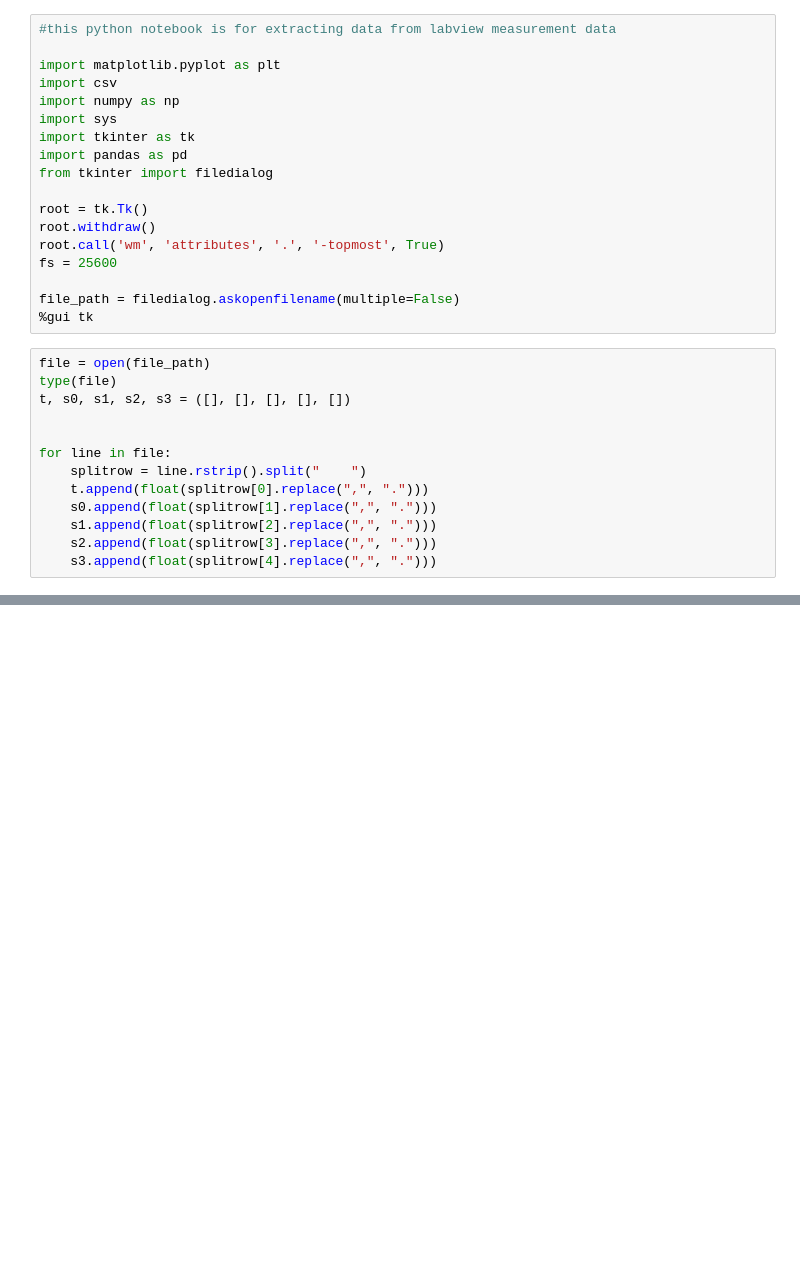
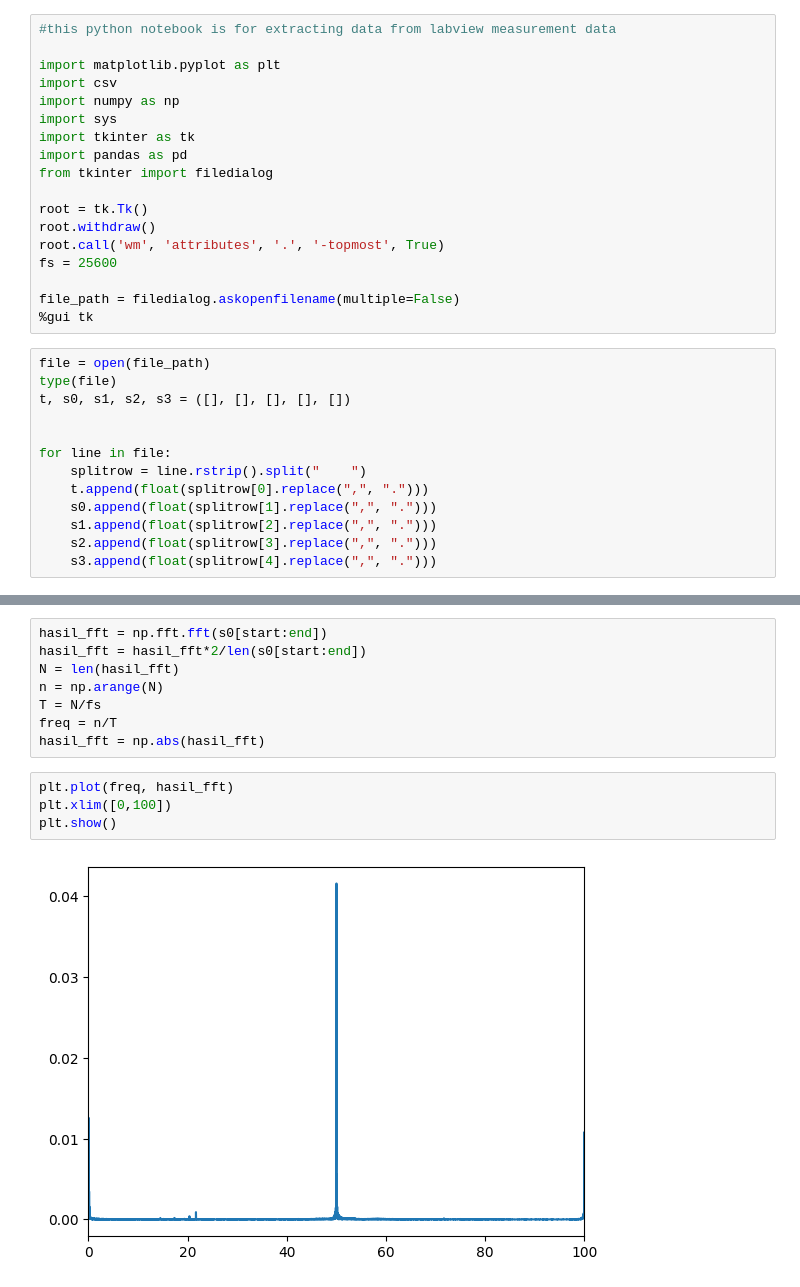
Before and after one commit to VibrasticLab/General_Projects, a Jupyter notebook: JLL_CWO_Okt_2023/extractdata_nidaq.ipynb, the cells around one changed output, grey strips where cells are left out. Cells and saved outputs as stored; diff of their text form; blank space fills up the shorter version.

```diff
--- a/JLL_CWO_Okt_2023/extractdata_nidaq.ipynb
+++ b/JLL_CWO_Okt_2023/extractdata_nidaq.ipynb
@@ -36,0 +45,14 @@ plt.show()
+# %%
+hasil_fft = np.fft.fft(s0[start:end])
+hasil_fft = hasil_fft*2/len(s0[start:end])
+N = len(hasil_fft)
+n = np.arange(N)
+T = N/fs
+freq = n/T
+hasil_fft = np.abs(hasil_fft)
+# %%
+plt.plot(freq, hasil_fft)
+plt.xlim([0,100])
+plt.show()
+# %% [output]
+[figure, added]
```
Also changed, not shown: parts of 2 cells of this notebook.
